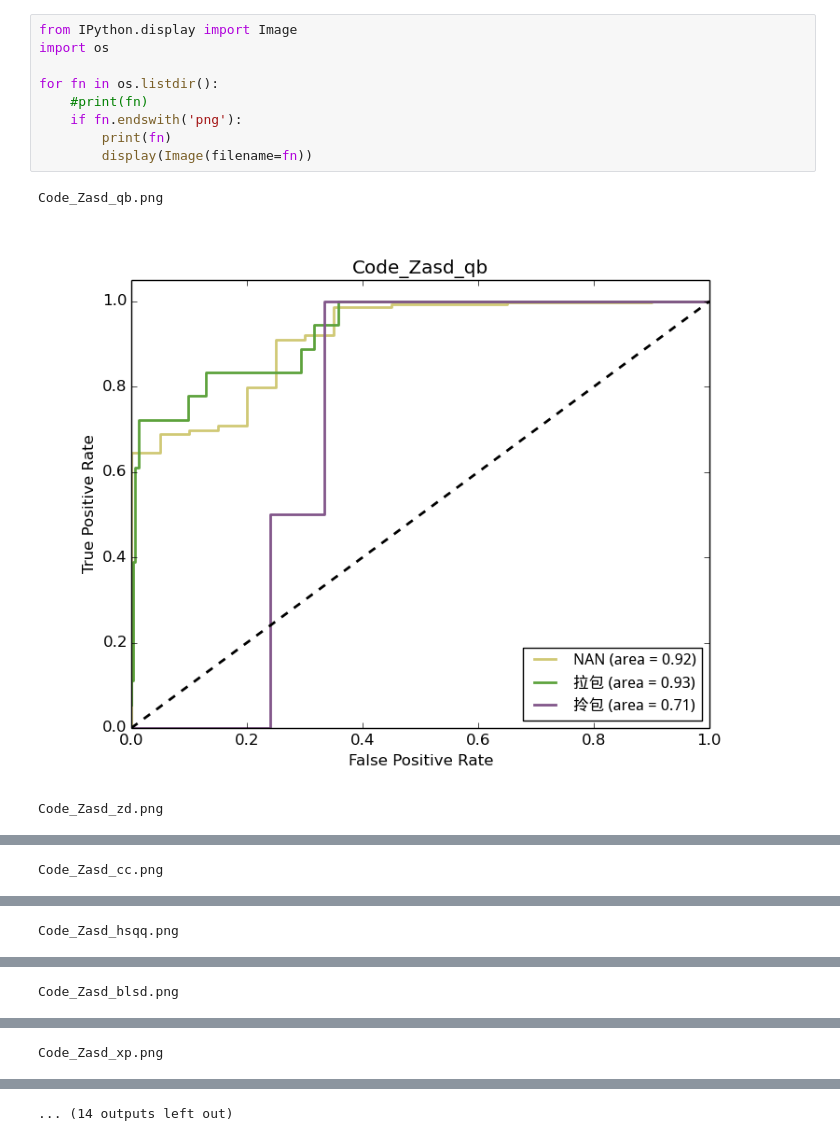
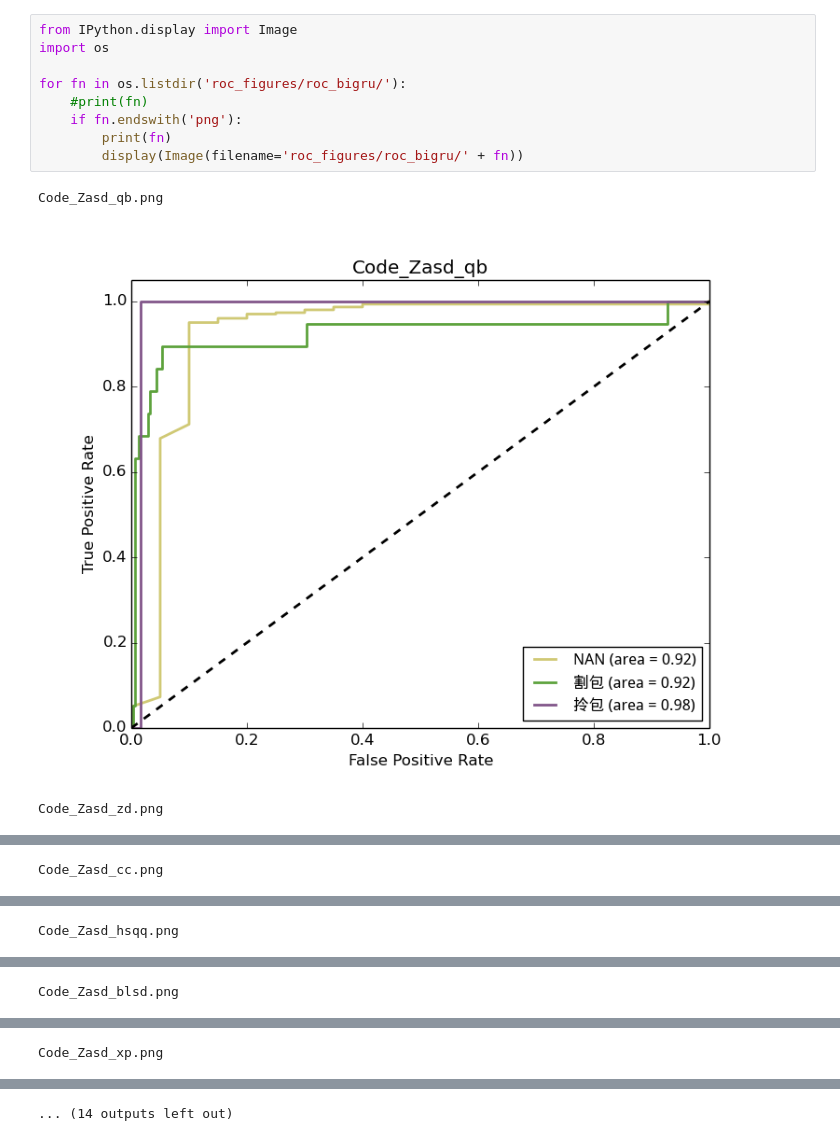
Before and after one commit to wead-hsu/sssp, a Jupyter notebook: display_images.ipynb, the cells around one changed output, grey strips where cells are left out. Cells and saved outputs as stored; diff of their text form.

```diff
--- a/display_images.ipynb
+++ b/display_images.ipynb
@@ -1,13 +1,13 @@
 # %%
 from IPython.display import Image
 import os
 
-for fn in os.listdir():
+for fn in os.listdir('roc_figures/roc_bigru/'):
     #print(fn)
     if fn.endswith('png'):
         print(fn)
-        display(Image(filename=fn))
+        display(Image(filename='roc_figures/roc_bigru/' + fn))
 # %% [output]
 Code_Zasd_qb.png
-[figure, old version]
+[figure, new version]
 Code_Zasd_zd.png
```
Also changed, not shown: parts of 1 cell of this notebook, 6 other files.
